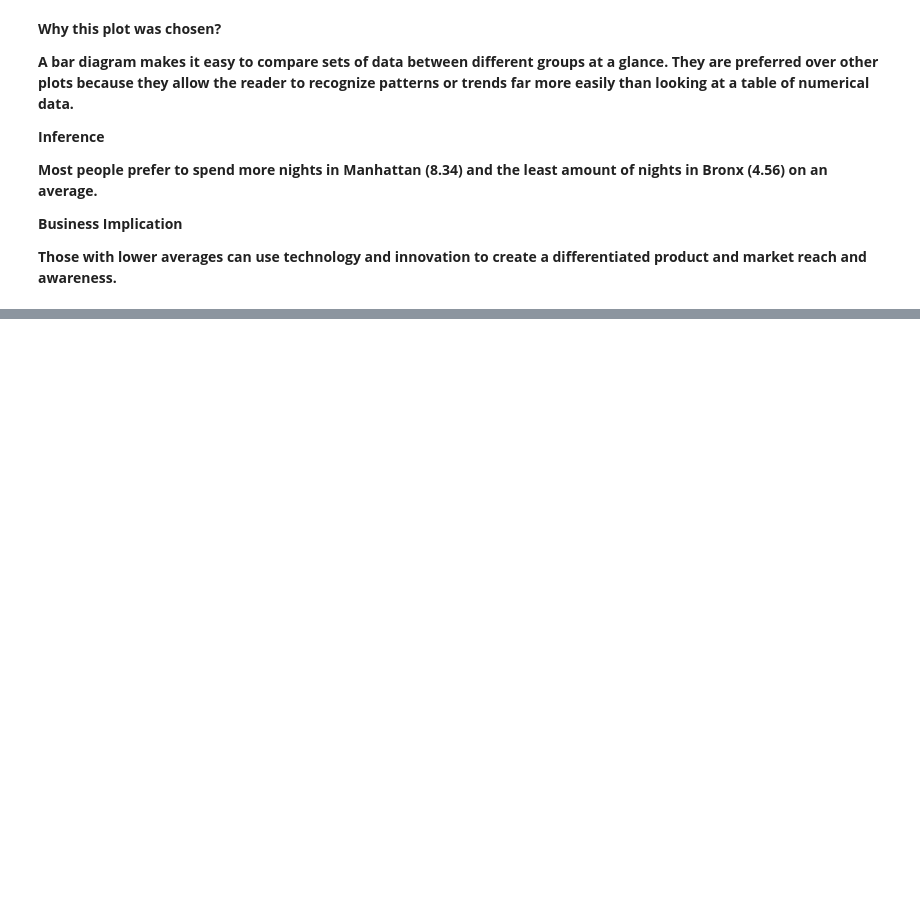
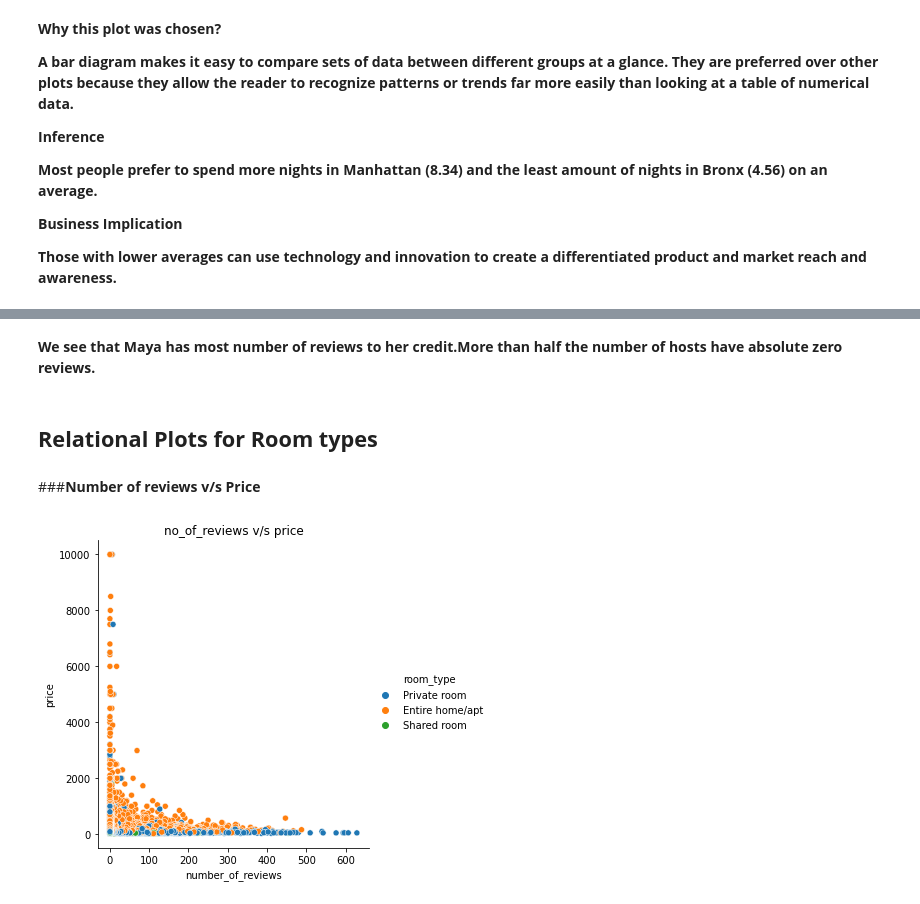
Before and after one commit to AshutoshKumarDubey/EDA_Capstone_Project_Airbnb, a Jupyter notebook: EDA_Airbnb_Bookings_Analysis_By_Ashutosh_Kumar_Dubey.ipynb, the cells around one changed output, grey strips where cells are left out. Saved outputs shown, nothing was run; the diff lists cells and outputs as text; code cells hidden in the pictures; blank space fills up the shorter version.

```diff
--- a/EDA_Airbnb_Bookings_Analysis_By_Ashutosh_Kumar_Dubey.ipynb
+++ b/EDA_Airbnb_Bookings_Analysis_By_Ashutosh_Kumar_Dubey.ipynb
@@ -642,0 +781,13 @@ plt.show()
+# %% [markdown]
+**We see that Maya has most number of reviews to her credit.More than half the number of hosts have absolute zero reviews.**
+# %% [markdown]
+## **Relational Plots for Room types**
+# %% [markdown]
+###**Number of reviews v/s Price**
+# %%
+#Plotting the No of reviews v/s price for different room types
+sns.relplot(x='number_of_reviews',y='price',hue='room_type',data=df)
+plt.title('no_of_reviews v/s price')
+plt.show()
+# %% [output]
+[figure, added]
```
Also changed, not shown: parts of 29 cells of this notebook.
